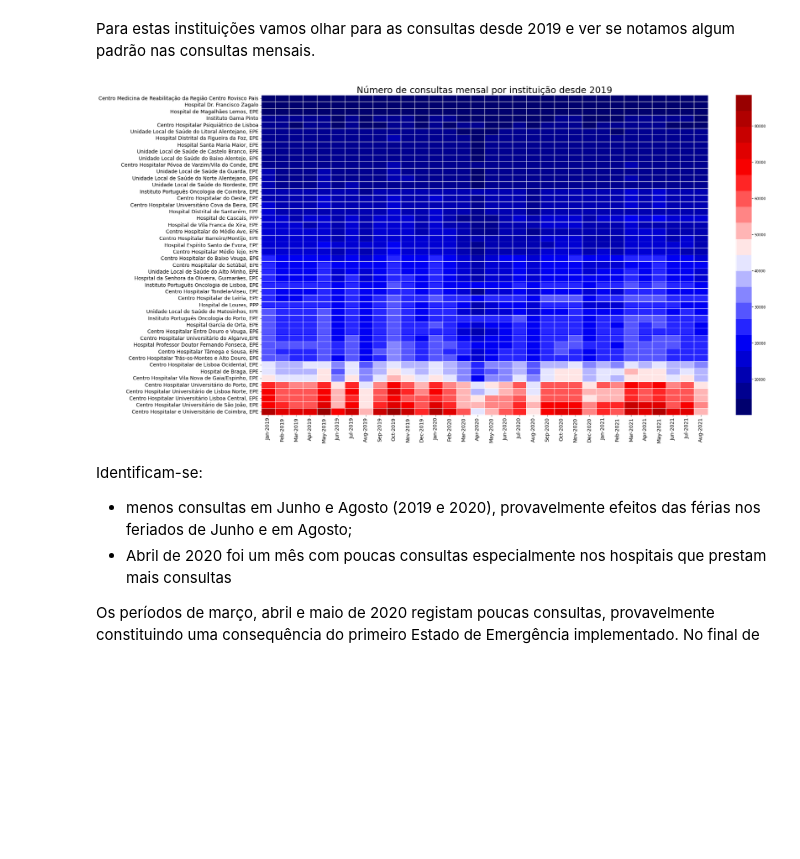
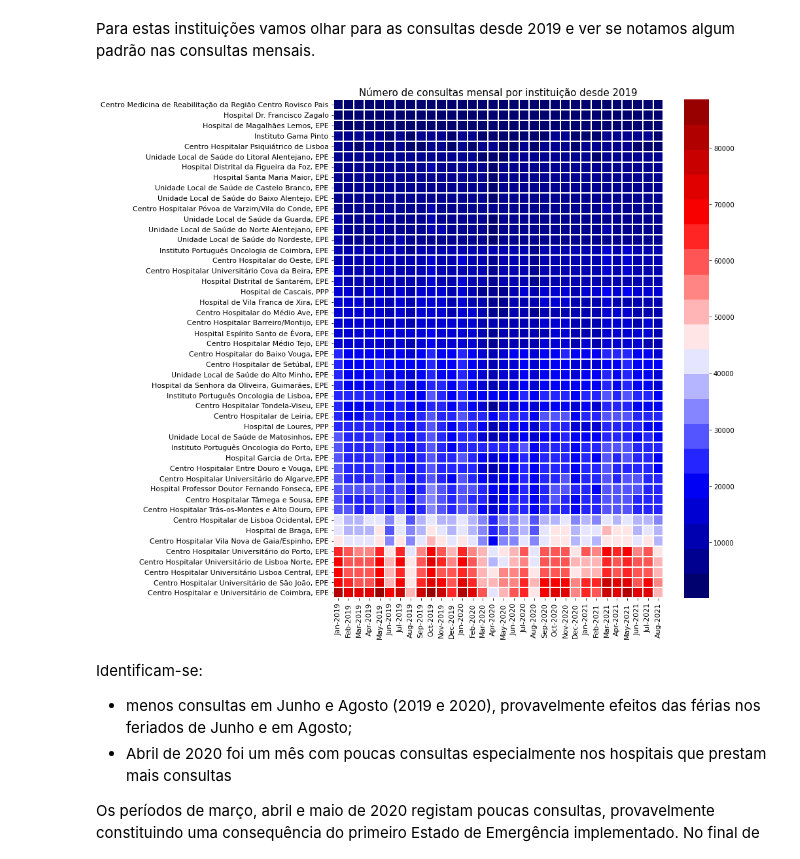
Before and after one commit to zevarela/dssg, a Jupyter notebook: Tutorial_SNS_2021-10.ipynb, the cells around one changed output. Drawn from its saved outputs; the diff is of its cells as text; code cells hidden in the pictures; blank space fills up the shorter version.

```diff
--- a/Tutorial_SNS_2021-10.ipynb
+++ b/Tutorial_SNS_2021-10.ipynb
@@ -103,7 +103,7 @@ df_hosp = get_whole_dataframe("01_sica_evolucao-mensal-das-consultas-medicas-hos
                               base_url="https://transparencia.sns.gov.pt/", tqdm=True)
 
 # Limitamos o dataset para que as conclusões obtidas na data de publicação permaneçam válidas
-df_hosp = df_hosp[df_hosp['Período']<='2021-08']
+df_hosp = df_hosp[df_hosp['Período']<='2021-08'].reset_index(drop=True)
 df_hosp.head(10)
 # %% [output]
 |  | Período | Periodo_format_2 | Região | Instituição | Localização Geográfica | Nº Consultas Médicas Total | ... |
@@ -455,21 +446,21 @@ Para estas instituições vamos olhar para as consultas desde 2019 e ver se nota
 # %%
 def get_month_labels_from_date_columns(df):
     return [f"{month_abbr[dt.month]}-{dt.year}" for dt in df.columns]
 
 first_index = ((df_diff_new.columns >= '2019-01-01') == False).sum()
 df_inst = get_df_diff(df_mes, first_index = first_index)
 
 df_inst.sort_values(by='2019-01-01', inplace=True)
 cmap = sns.color_palette('seismic', 20)
-fig, ax = plt.subplots(figsize=(28, 14))
+fig, ax = plt.subplots(figsize=(14, 12))
 ax = sns.heatmap(df_inst, square=False, annot=False, cmap=cmap, linewidths=1)
-ax.set_yticklabels(df_inst.index, rotation=0, fontsize=14);
-ax.set_xticklabels(get_month_labels_from_date_columns(df_inst), rotation=90, fontsize=14);
+ax.set_yticklabels(df_inst.index, rotation=0, fontsize=11);
+ax.set_xticklabels(get_month_labels_from_date_columns(df_inst), rotation=90, fontsize=11);
 ax.set_xlabel(''); ax.set_ylabel('');
-ax.set_title("Número de consultas mensal por instituição desde 2019", fontsize=25);
+ax.set_title("Número de consultas mensal por instituição desde 2019", fontsize=15);
 plt.tight_layout()
 # %% [output]
-[figure, old version]
+[figure, new version]
 # %% [markdown]
 Identificam-se:
 * menos consultas em Junho e Agosto (2019 e 2020), provavelmente efeitos das férias nos feriados de Junho e em Agosto;
```
Also changed, not shown: parts of 13 cells of this notebook, 1 other file.
